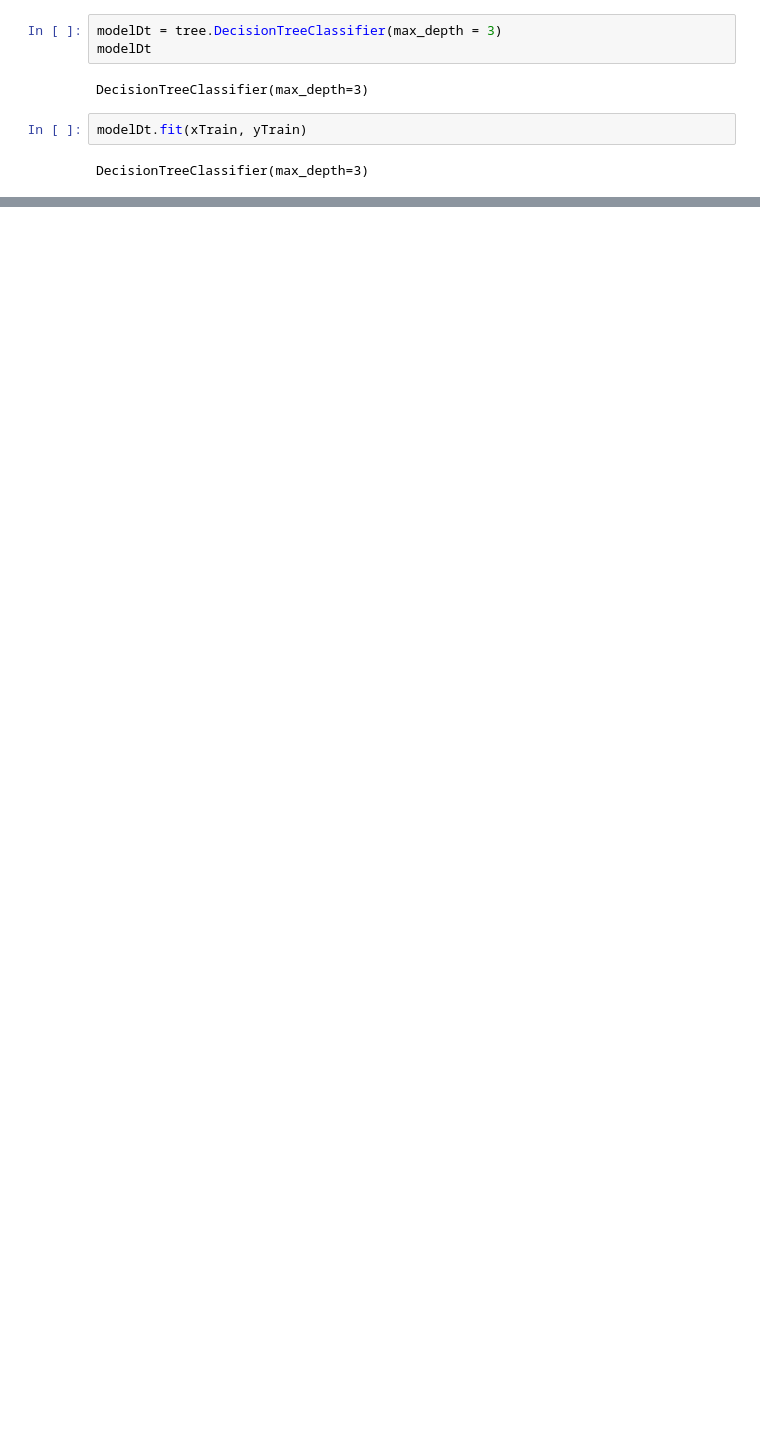
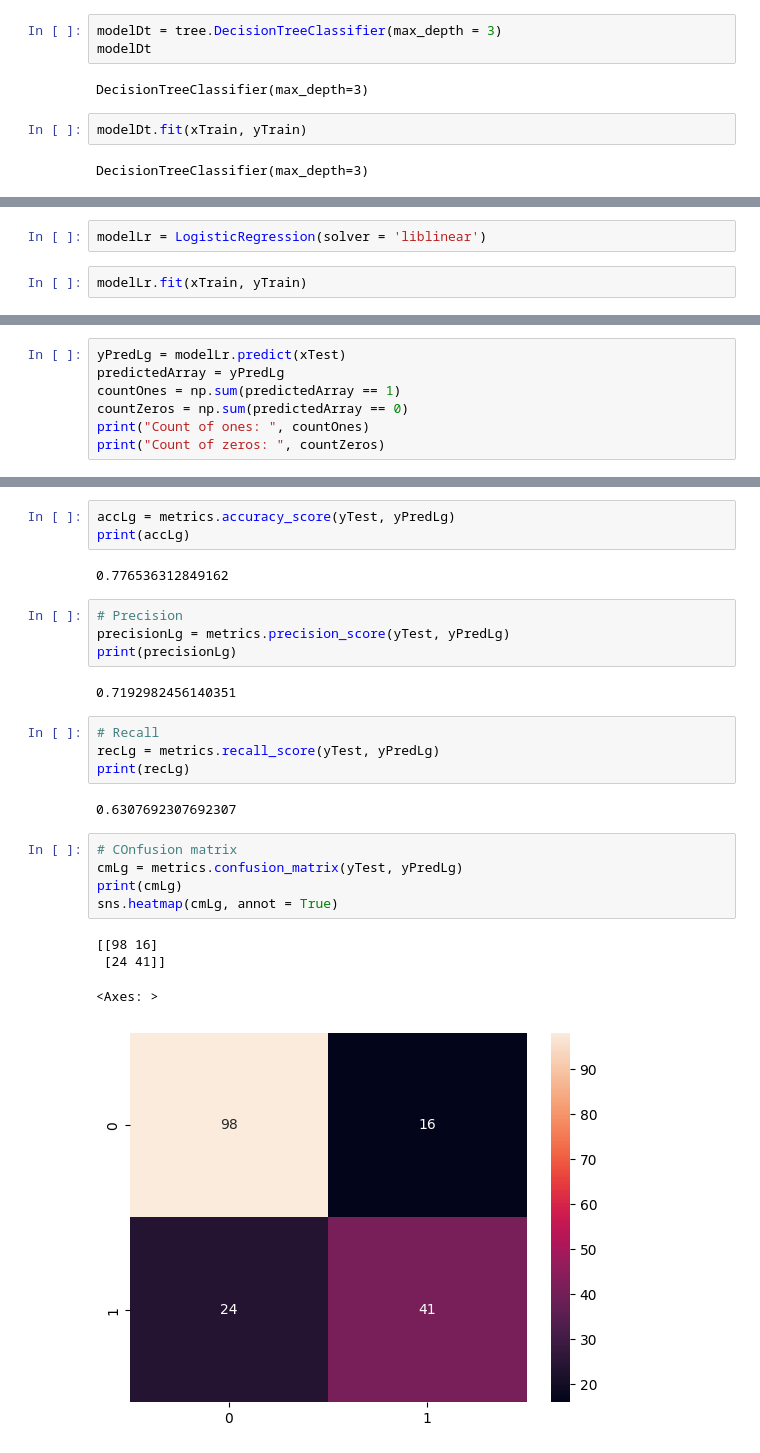
Before and after one commit to RyBres/Intro-ML-AI, a Jupyter notebook: notebooks/titanicDecisionTree.ipynb, the cells around one changed output, grey strips where cells are left out. Cells and saved outputs as stored; diff of their text form; blank space fills up the shorter version.

```diff
--- a/notebooks/titanicDecisionTree.ipynb
+++ b/notebooks/titanicDecisionTree.ipynb
@@ -139,0 +253,4 @@ DecisionTreeClassifier(max_depth=3)
+# %%
+modelLr = LogisticRegression(solver = 'liblinear')
+# %%
+modelLr.fit(xTrain, yTrain)
@@ -139,0 +259,7 @@ DecisionTreeClassifier(max_depth=3)
+# %%
+yPredLg = modelLr.predict(xTest)
+predictedArray = yPredLg
+countOnes = np.sum(predictedArray == 1)
+countZeros = np.sum(predictedArray == 0)
+print("Count of ones: ", countOnes)
+print("Count of zeros: ", countZeros)
@@ -139,0 +275,27 @@ DecisionTreeClassifier(max_depth=3)
+# %%
+accLg = metrics.accuracy_score(yTest, yPredLg)
+print(accLg)
+# %% [output]
+0.776536312849162
+# %%
+# Precision
+precisionLg = metrics.precision_score(yTest, yPredLg)
+print(precisionLg)
+# %% [output]
+0.7192982456140351
+# %%
+# Recall
+recLg = metrics.recall_score(yTest, yPredLg)
+print(recLg)
+# %% [output]
+0.6307692307692307
+# %%
+# COnfusion matrix
+cmLg = metrics.confusion_matrix(yTest, yPredLg)
+print(cmLg)
+sns.heatmap(cmLg, annot = True)
+# %% [output]
+[[98 16]
+ [24 41]]
+<Axes: >
+[figure, added]
```
Also changed, not shown: parts of 54 cells of this notebook.
